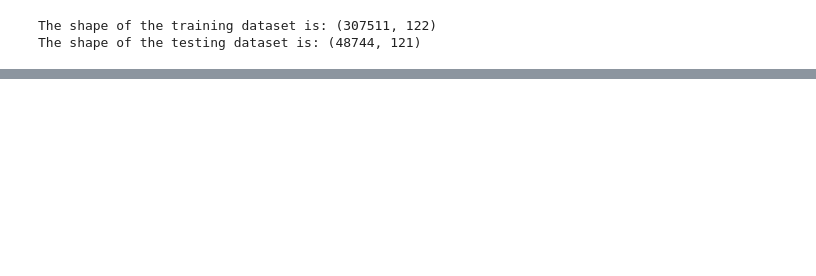
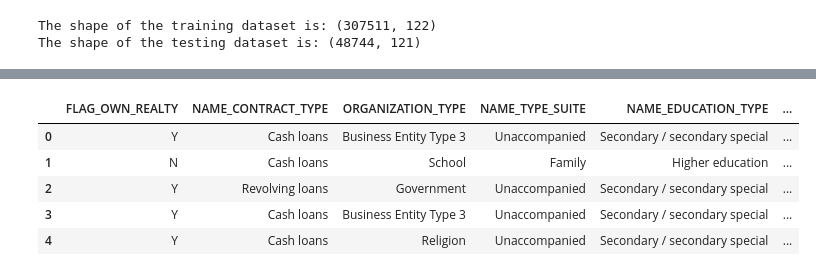
Before and after one commit to suhasmaddali/Predicting-Loan-Default-Using-Machine-Learning, a Jupyter notebook: Data Preprocessing.ipynb, the cells around one changed output, grey strips where cells are left out. Saved outputs shown, nothing was run; the diff lists cells and outputs as text; code cells hidden in the pictures; blank space fills up the shorter version.

```diff
--- a/Data Preprocessing.ipynb
+++ b/Data Preprocessing.ipynb
@@ -42,0 +80,9 @@ def mode_imputation(data, inplace = False):
+# %%
+categorical_data.head()
+# %% [output]
+|  | FLAG_OWN_REALTY | NAME_CONTRACT_TYPE | ORGANIZATION_TYPE | NAME_TYPE_SUITE | NAME_EDUCATION_TYPE | ... |
+| 0 | Y | Cash loans | Business Entity Type 3 | Unaccompanied | Secondary / secondary special | ... |
+| 1 | N | Cash loans | School | Family | Higher education | ... |
+| 2 | Y | Revolving loans | Government | Unaccompanied | Secondary / secondary special | ... |
+| 3 | Y | Cash loans | Business Entity Type 3 | Unaccompanied | Secondary / secondary special | ... |
+| 4 | Y | Cash loans | Religion | Unaccompanied | Secondary / secondary special | ... |
```
Also changed, not shown: parts of 11 cells of this notebook.
